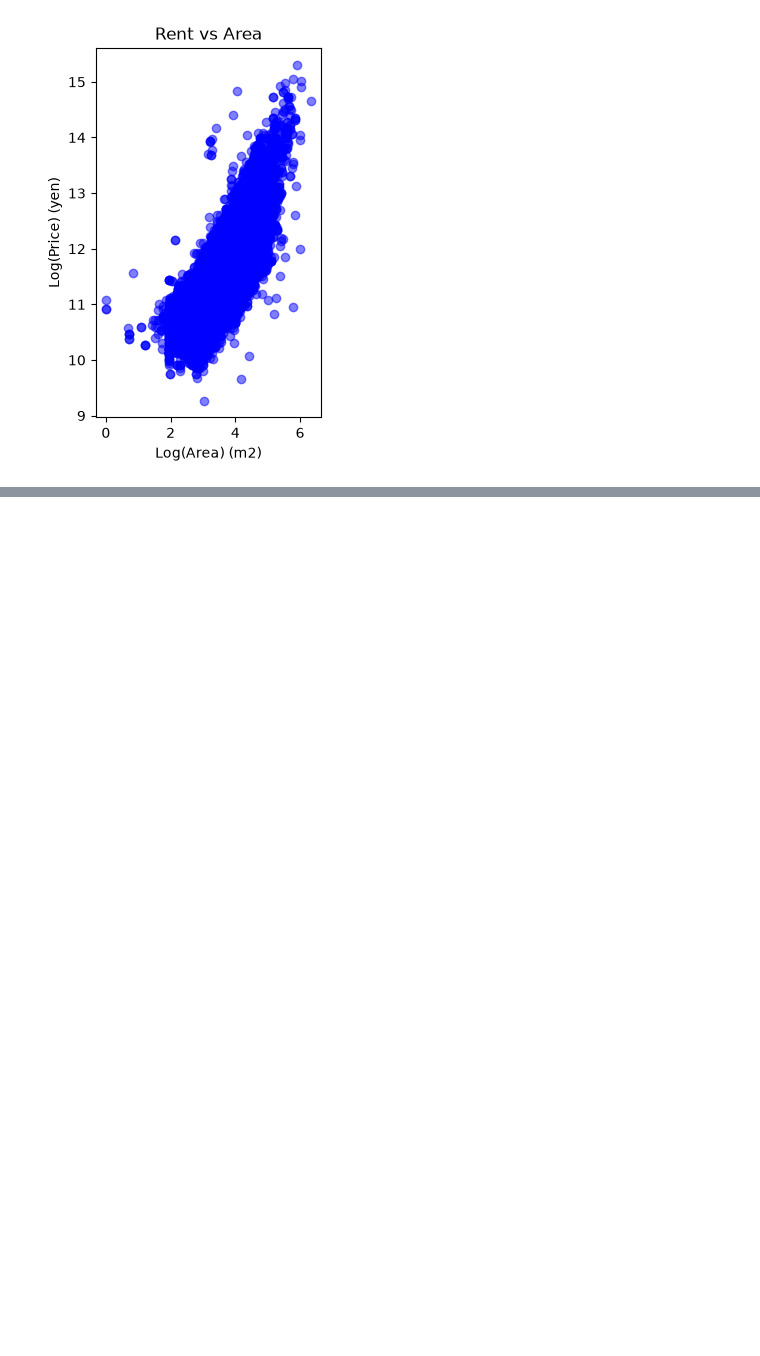
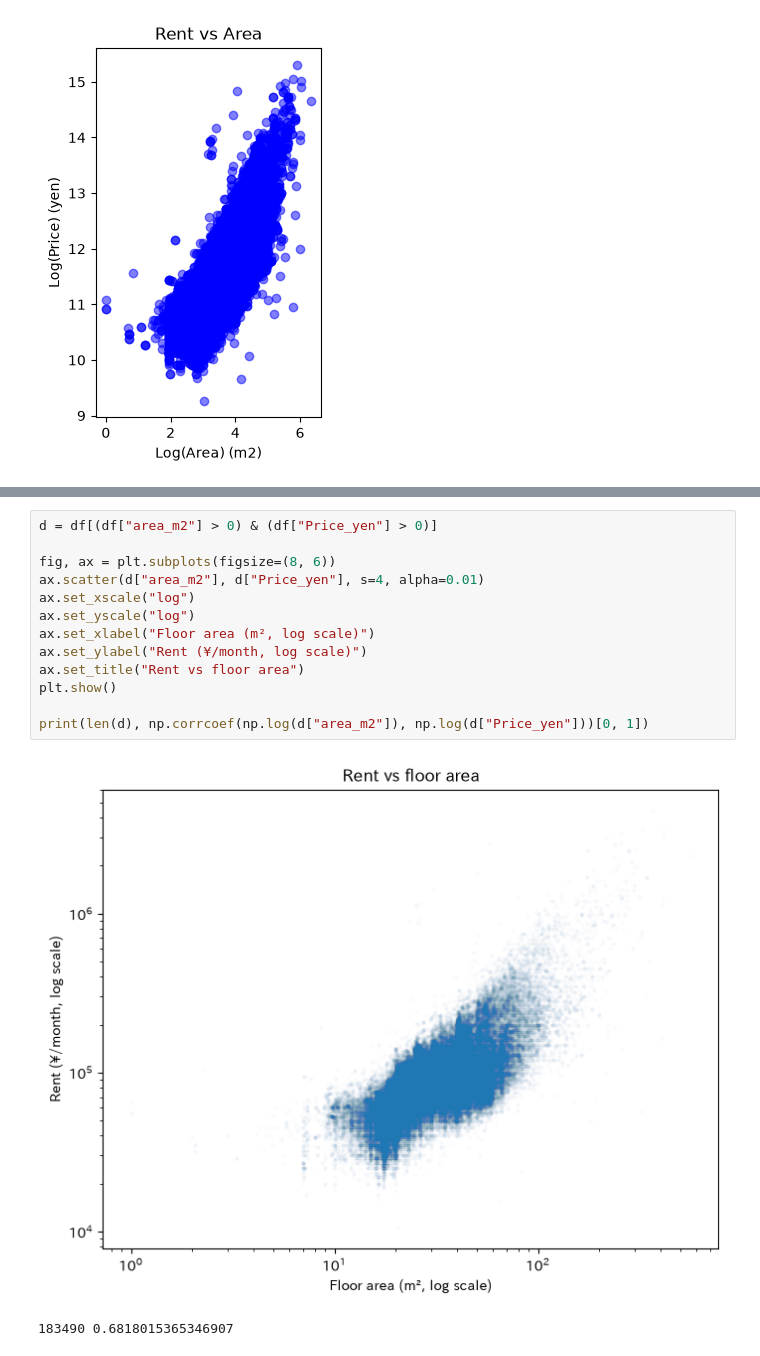
Before and after one commit to PraiZthelord/tokyo-rental-intelligence, a Jupyter notebook: notebooks/05_EDA.ipynb, the cells around one changed output, grey strips where cells are left out. Saved outputs shown, nothing was run; the diff lists cells and outputs as text; blank space fills up the shorter version.

```diff
--- a/notebooks/05_EDA.ipynb
+++ b/notebooks/05_EDA.ipynb
@@ -79,0 +84,16 @@ plt.show()
+# %%
+d = df[(df["area_m2"] > 0) & (df["Price_yen"] > 0)]
+
+fig, ax = plt.subplots(figsize=(8, 6))
+ax.scatter(d["area_m2"], d["Price_yen"], s=4, alpha=0.01)
+ax.set_xscale("log")
+ax.set_yscale("log")
+ax.set_xlabel("Floor area (m², log scale)")
+ax.set_ylabel("Rent (¥/month, log scale)")
+ax.set_title("Rent vs floor area")
+plt.show()
+
+print(len(d), np.corrcoef(np.log(d["area_m2"]), np.log(d["Price_yen"]))[0, 1])
+# %% [output]
+[figure, added]
+183490 0.6818015365346907
```
Also changed, not shown: parts of 3 cells of this notebook, 3 other files.
